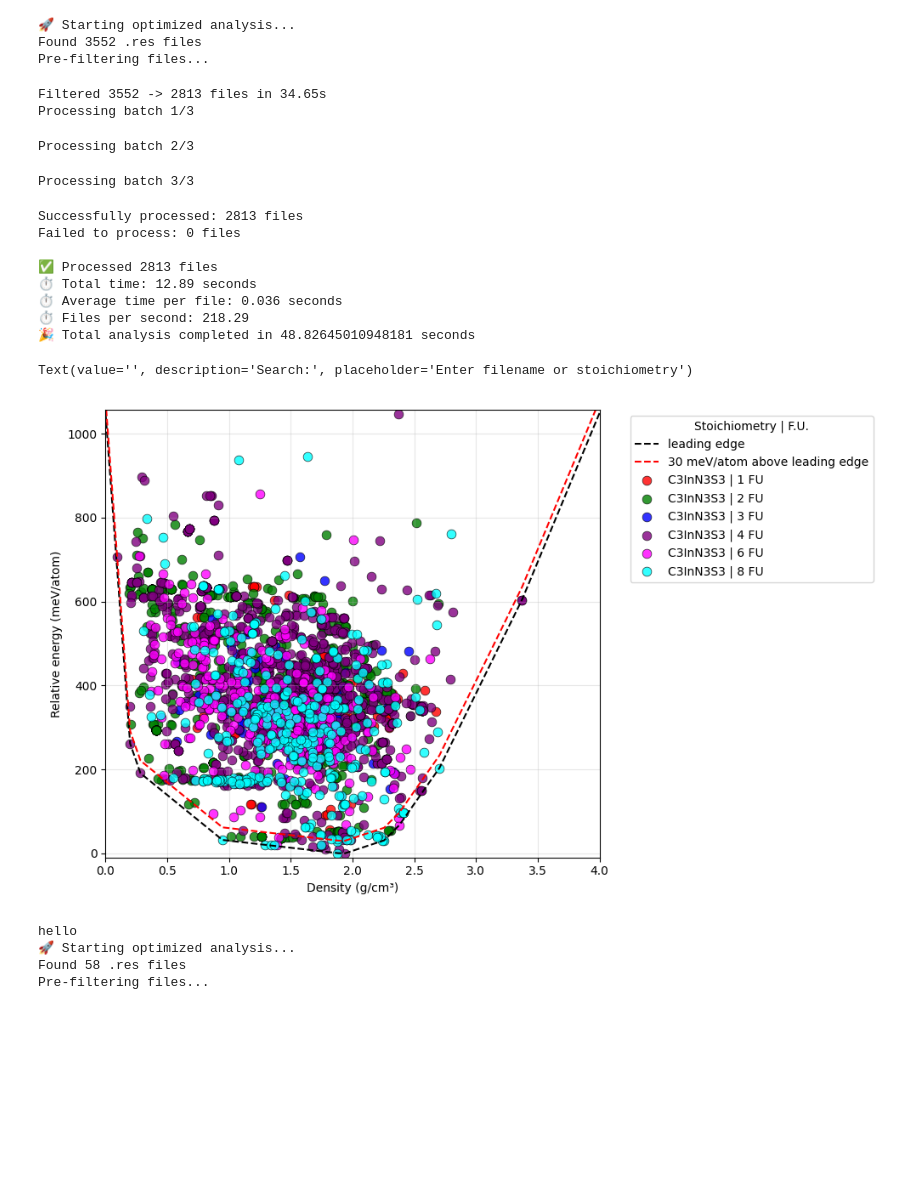
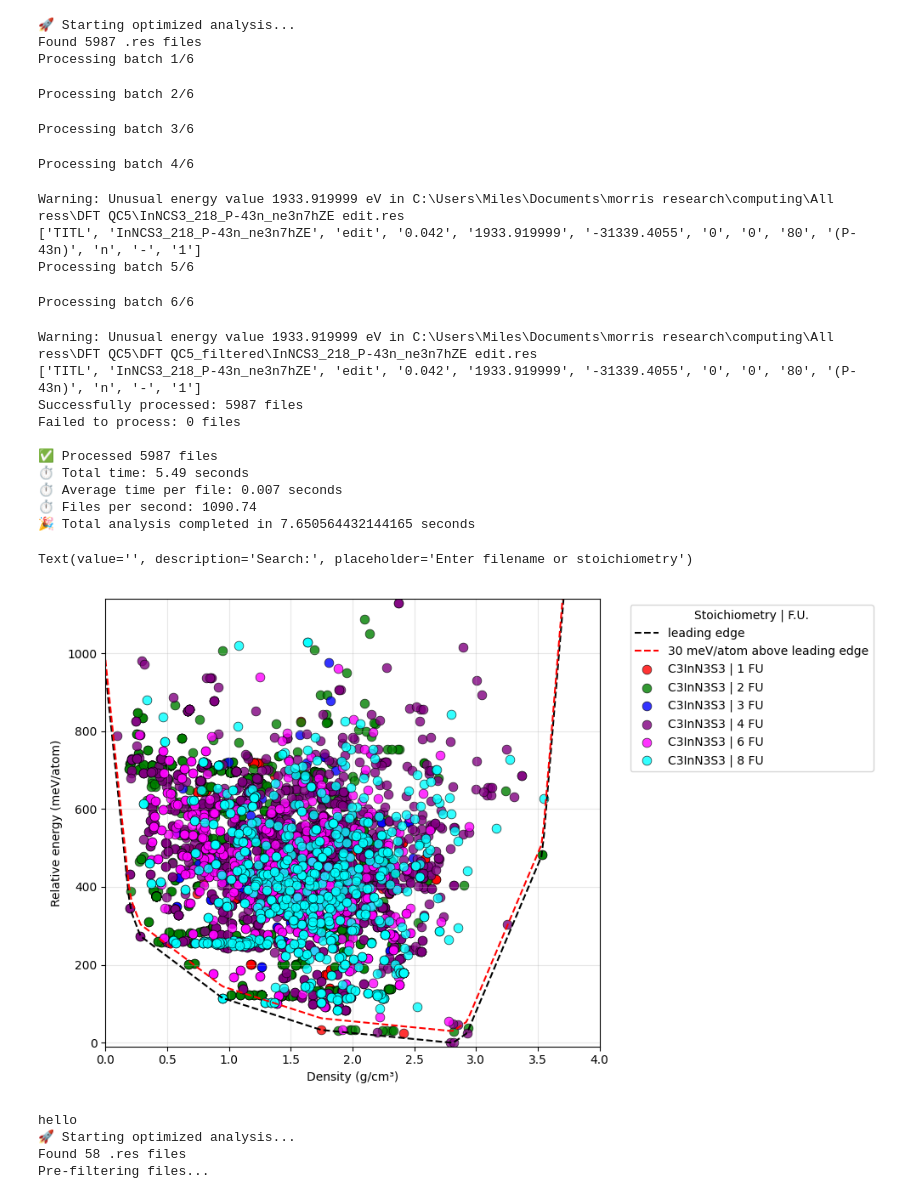
Before and after one commit to Miles-Stevens/CASTEP-Energy-density-graph-, a Jupyter notebook: energy density graphs-copy.ipynb, the cells around one changed output. Cells and saved outputs as stored; diff of their text form; code cells hidden in the pictures; blank space fills up the shorter version.

```diff
--- a/energy density graphs-copy.ipynb
+++ b/energy density graphs-copy.ipynb
@@ -1368,58 +1404,64 @@ class RESAnalyzer:
 # %%
-
 """Main execution function with optimizations"""
 # Configuration
 config = Config()
 config.relative_energies_on = True
-config.apply_cyanurate_filter = True
+config.convex_hull = False
+config.apply_cyanurate_filter = False
 config.apply_keep_octahedral = False
-config.apply_keep_tetrahedral = False
-config.apply_keep_layer = False
+#config.apply_InN6_InS6_structure = False
 config.apply_keep_chain = False
 config.do_low_energy_file = False
-
+#config.filter_folder= False
 # Set folder path this needs to be changed to your folder path
-folder = Path(r"C:\Users\Miles\Documents\Summer research\computing\Big energy density graph\In[NCS]3")
+#C:\Users\Miles\Documents\morris research\computing\All ress\DFT QC5\DFT QC5_filtered
+#C:\Users\Miles\Documents\morris research\computing\All ress\DFT D3\low energy files
+folder = Path(r"C:\Users\Miles\Documents\morris research\computing\All ress\DFT QC5" )
 analyzer = RESAnalyzer(config)
 
 # try:
 print("🚀 Starting optimized analysis...")
 start_time = time.time()
 
 results = analyzer.process_folder(folder)
 
 total_time = time.time() - start_time
 print(f"🎉 Total analysis completed in {total_time} seconds")
 
 if results:
     file_names, densities, energies, formula_units, stoichiometries = results
 
     # Create interactive plot
     analyzer.create_interactive_plot(
         file_names, energies, densities, formula_units, stoichiometries
     )
 
 
 else:
     print("No data to plot.")
 # %% [output]
 🚀 Starting optimized analysis...
-Found 3552 .res files
-Pre-filtering files...
+Found 5987 .res files
+Processing batch 1/6
-Filtered 3552 -> 2813 files in 34.65s
-Processing batch 1/3
+Processing batch 2/6
-Processing batch 2/3
+Processing batch 3/6
-Processing batch 3/3
+Processing batch 4/6
-Successfully processed: 2813 files
-Failed to process: 0 files
-
-✅ Processed 2813 files
-⏱️ Total time: 12.89 seconds
-⏱️ Average time per file: 0.036 seconds
-⏱️ Files per second: 218.29
-🎉 Total analysis completed in 48.82645010948181 seconds
+Warning: Unusual energy value 1933.919999 eV in C:\Users\Miles\Documents\morris research\computing\All ress\DFT QC5\InNCS3_218_P-43n_ne3n7hZE edit.res
+['TITL', 'InNCS3_218_P-43n_ne3n7hZE', 'edit', '0.042', '1933.919999', '-31339.4055', '0', '0', '80', '(P-43n)', 'n', '-', '1']
+Processing batch 5/6
-Text(value='', description='Search:', placeholder='Enter filename or stoichiometry')
+Processing batch 6/6
+Warning: Unusual energy value 1933.919999 eV in C:\Users\Miles\Documents\morris research\computing\All ress\DFT QC5\DFT QC5_filtered\InNCS3_218_P-43n_ne3n7hZE edit.res
+['TITL', 'InNCS3_218_P-43n_ne3n7hZE', 'edit', '0.042', '1933.919999', '-31339.4055', '0', '0', '80', '(P-43n)', 'n', '-', '1']
+Successfully processed: 5987 files
+Failed to process: 0 files
+
+✅ Processed 5987 files
+⏱️ Total time: 5.49 seconds
+⏱️ Average time per file: 0.007 seconds
+⏱️ Files per second: 1090.74
+🎉 Total analysis completed in 7.650564432144165 seconds
+Text(value='', description='Search:', placeholder='Enter filename or stoichiometry')
-[figure, old version]
+[figure, new version]
 # %%
 """Makes the plot to compare two different folders of res files"""
 # Configuration
```
Also changed, not shown: parts of 1 cell of this notebook, 3 other files.
